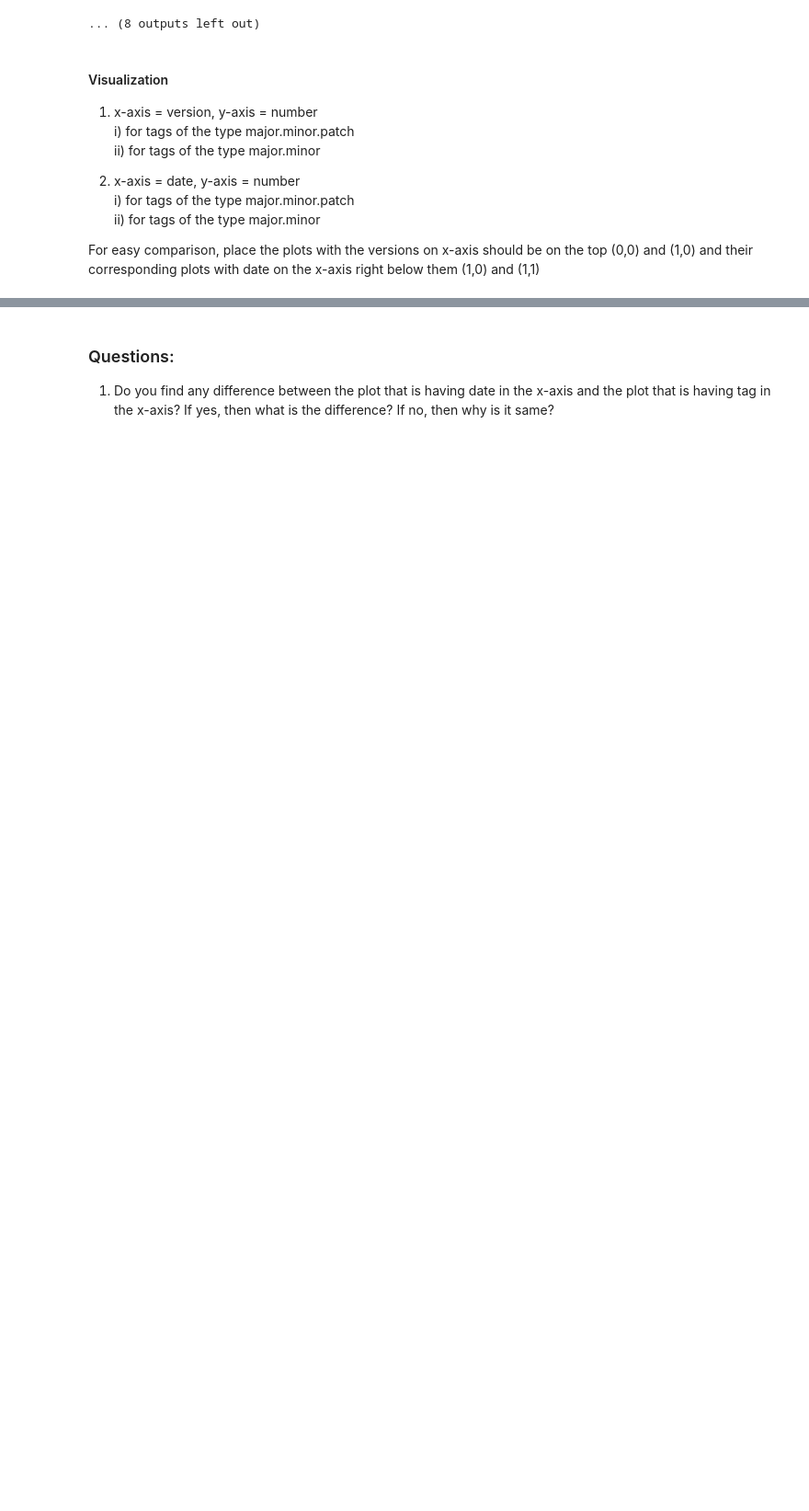
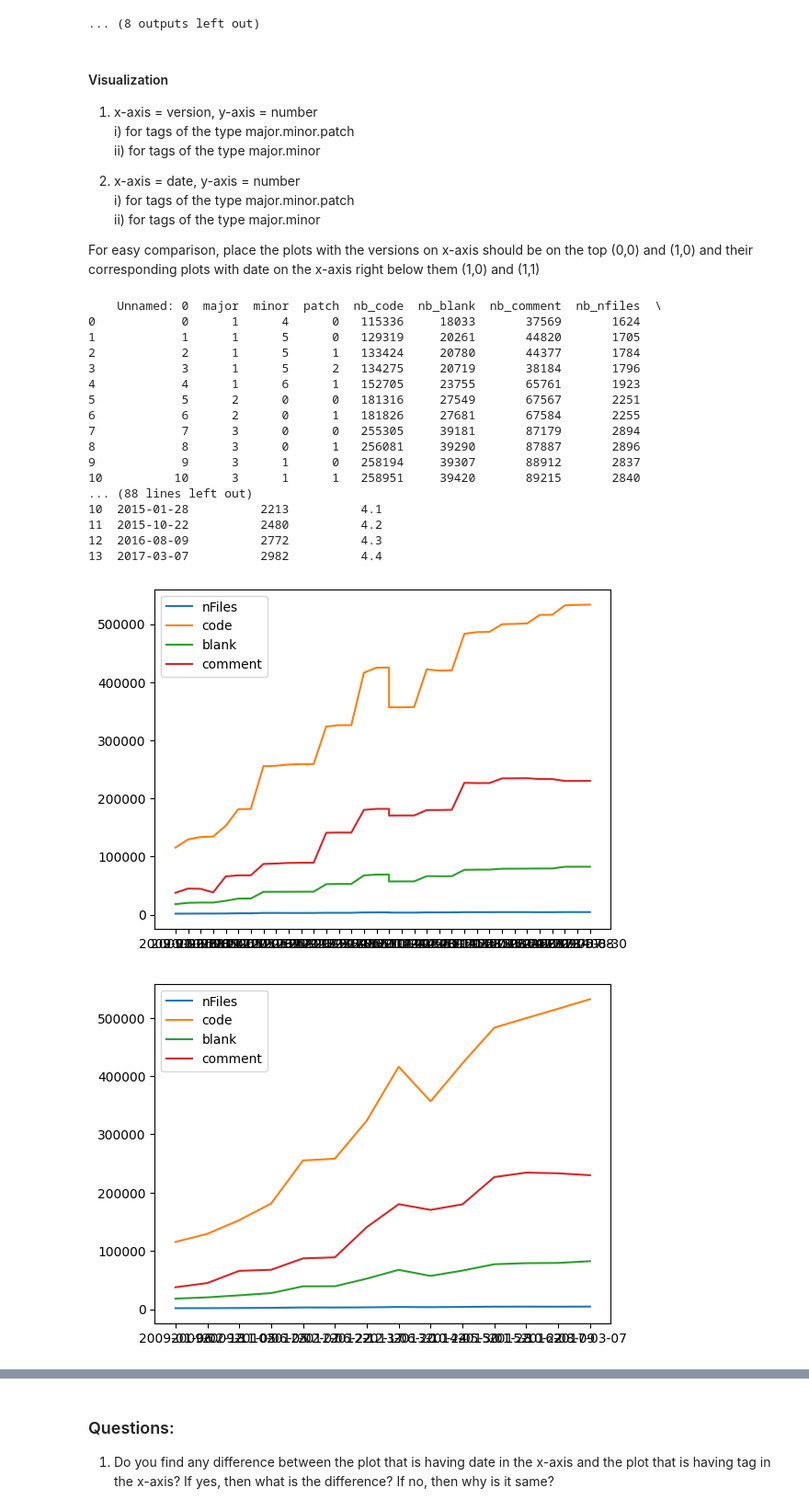
Before and after one commit to goffinetnicolas/Software_evolution_TP2_2023, a Jupyter notebook: TP2_section2.ipynb, the cells around one changed output, grey strips where cells are left out. Shown: that part at 92% size. Saved outputs shown, nothing was run; the diff lists cells and outputs as text; code cells hidden in the pictures; blank space fills up the shorter version.

```diff
--- a/TP2_section2.ipynb
+++ b/TP2_section2.ipynb
@@ -222,6 +222,61 @@ process = subprocess.Popen(command, stdout=subprocess.PIPE, shell=True)
 
 For easy comparison, place the plots with the versions on x-axis should be on the top (0,0) and (1,0) and their corresponding plots with date on the x-axis right below them (1,0) and (1,1)
 # %%
-fig,axes = plt.subplots(2,2)
 
-# Your plotting code here
+data = pd.read_csv('LIG_major_minor_patch.csv')
+data2 = pd.read_csv('LIG_major_minor.csv')
+
+print(data)
+print(data2)
+
+plt.plot(data['date'], data['nb_nfiles'], label='nFiles')
+plt.plot(data['date'], data['nb_code'], label='code')
+plt.plot(data['date'], data['nb_blank'], label='blank')
+plt.plot(data['date'], data['nb_comment'], label='comment')
+plt.legend()
+
+plt.show()
+
+plt.plot(data2['date'], data2['nb_nfiles'], label='nFiles')
+plt.plot(data2['date'], data2['nb_code'], label='code')
+plt.plot(data2['date'], data2['nb_blank'], label='blank')
+plt.plot(data2['date'], data2['nb_comment'], label='comment')
+plt.legend()
+
+plt.show()
+
+plt.plot(data['date'], data['nb_nfiles'], label='nFiles')
+plt.plot(data['date'], data['nb_code'], label='code')
+plt.plot(data['date'], data['nb_blank'], label='blank')
+plt.plot(data['date'], data['nb_comment'], label='comment')
+plt.legend()
+
+plt.show()
+
+plt.plot(data2['date'], data2['nb_nfiles'], label='nFiles')
+plt.plot(data2['date'], data2['nb_code'], label='code')
+plt.plot(data2['date'], data2['nb_blank'], label='blank')
+plt.plot(data2['date'], data2['nb_comment'], label='comment')
+plt.legend()
+
+plt.show()
+# %% [output]
+    Unnamed: 0  major  minor  patch  nb_code  nb_blank  nb_comment  nb_nfiles  \
+0            0      1      4      0   115336     18033       37569       1624
+1            1      1      5      0   129319     20261       44820       1705
+2            2      1      5      1   133424     20780       44377       1784
+3            3      1      5      2   134275     20719       38184       1796
+4            4      1      6      1   152705     23755       65761       1923
+5            5      2      0      0   181316     27549       67567       2251
+6            6      2      0      1   181826     27681       67584       2255
+7            7      3      0      0   255305     39181       87179       2894
+8            8      3      0      1   256081     39290       87887       2896
+9            9      3      1      0   258194     39307       88912       2837
+10          10      3      1      1   258951     39420       89215       2840
+... (88 lines left out)
+10  2015-01-28          2213          4.1
+11  2015-10-22          2480          4.2
+12  2016-08-09          2772          4.3
+13  2017-03-07          2982          4.4
+[figure, added]
+[figure, added]
```
Also changed, not shown: parts of 3 cells of this notebook.
